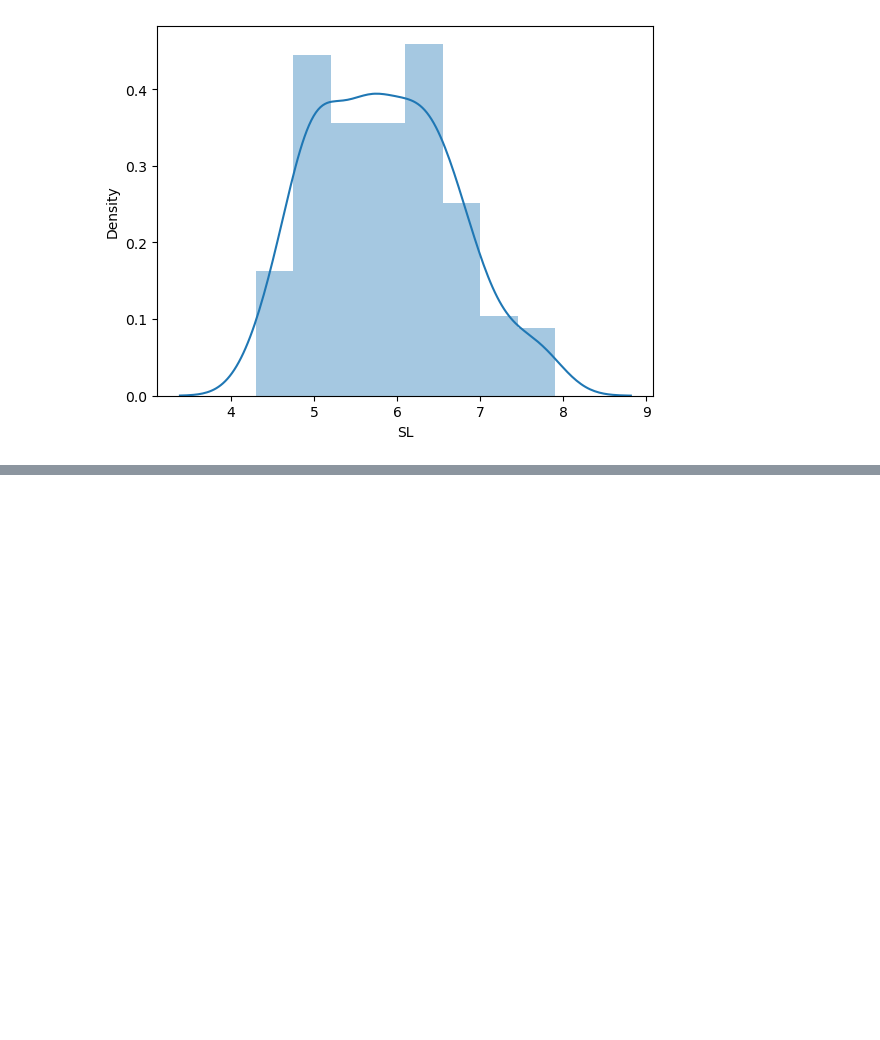
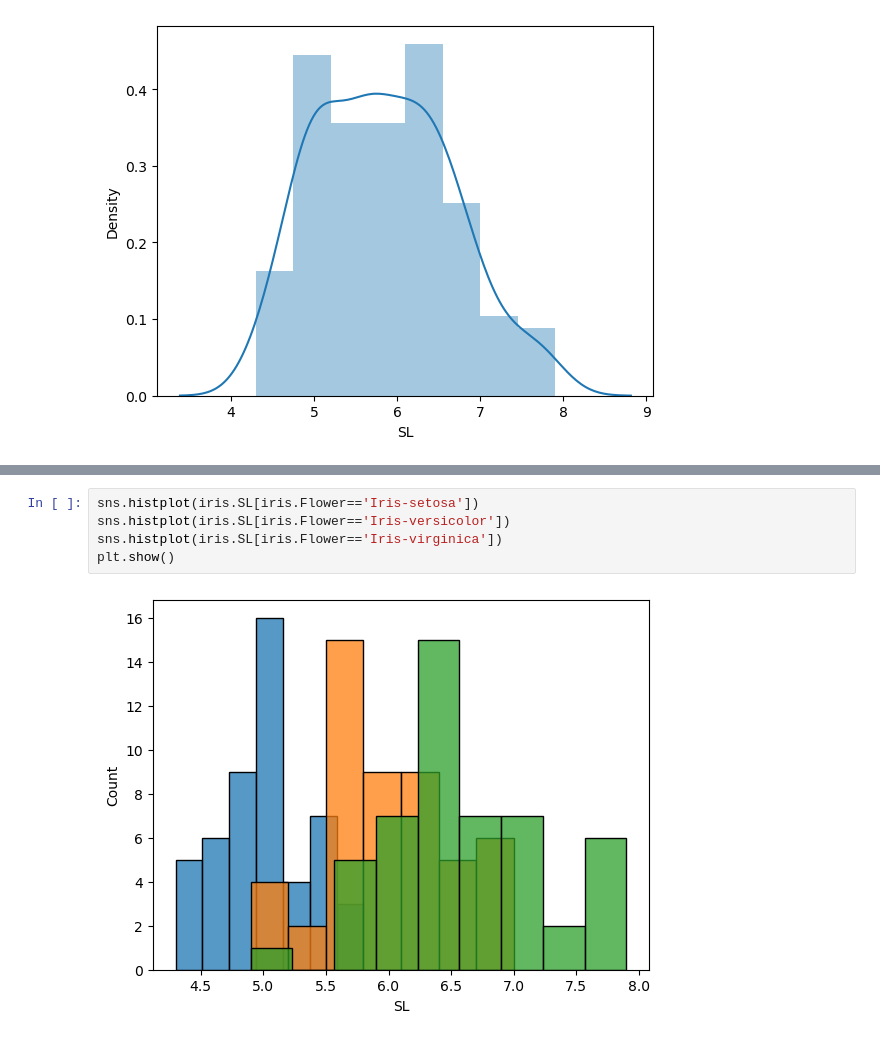
Before and after one commit to musharafaltaf/anacondaPractice, a Jupyter notebook: numpyexample.ipynb, the cells around one changed output, grey strips where cells are left out. Cells and saved outputs as stored; diff of their text form; blank space fills up the shorter version.

```diff
--- a/numpyexample.ipynb
+++ b/numpyexample.ipynb
@@ -1518,0 +1532,7 @@ plt.show()
+# %%
+sns.histplot(iris.SL[iris.Flower=='Iris-setosa'])
+sns.histplot(iris.SL[iris.Flower=='Iris-versicolor'])
+sns.histplot(iris.SL[iris.Flower=='Iris-virginica'])
+plt.show()
+# %% [output]
+[figure, added]
```
Also changed, not shown: parts of 7 cells of this notebook.
